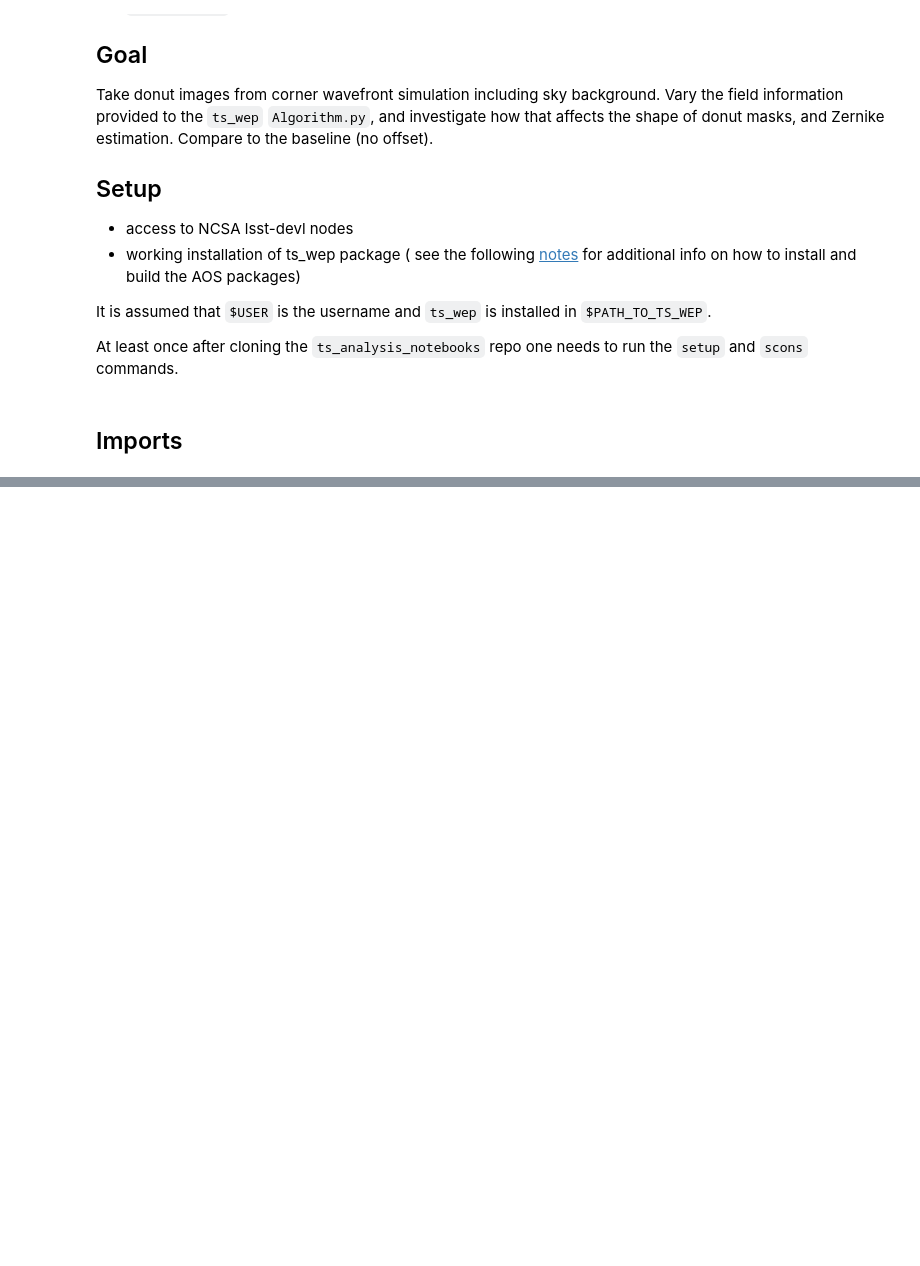
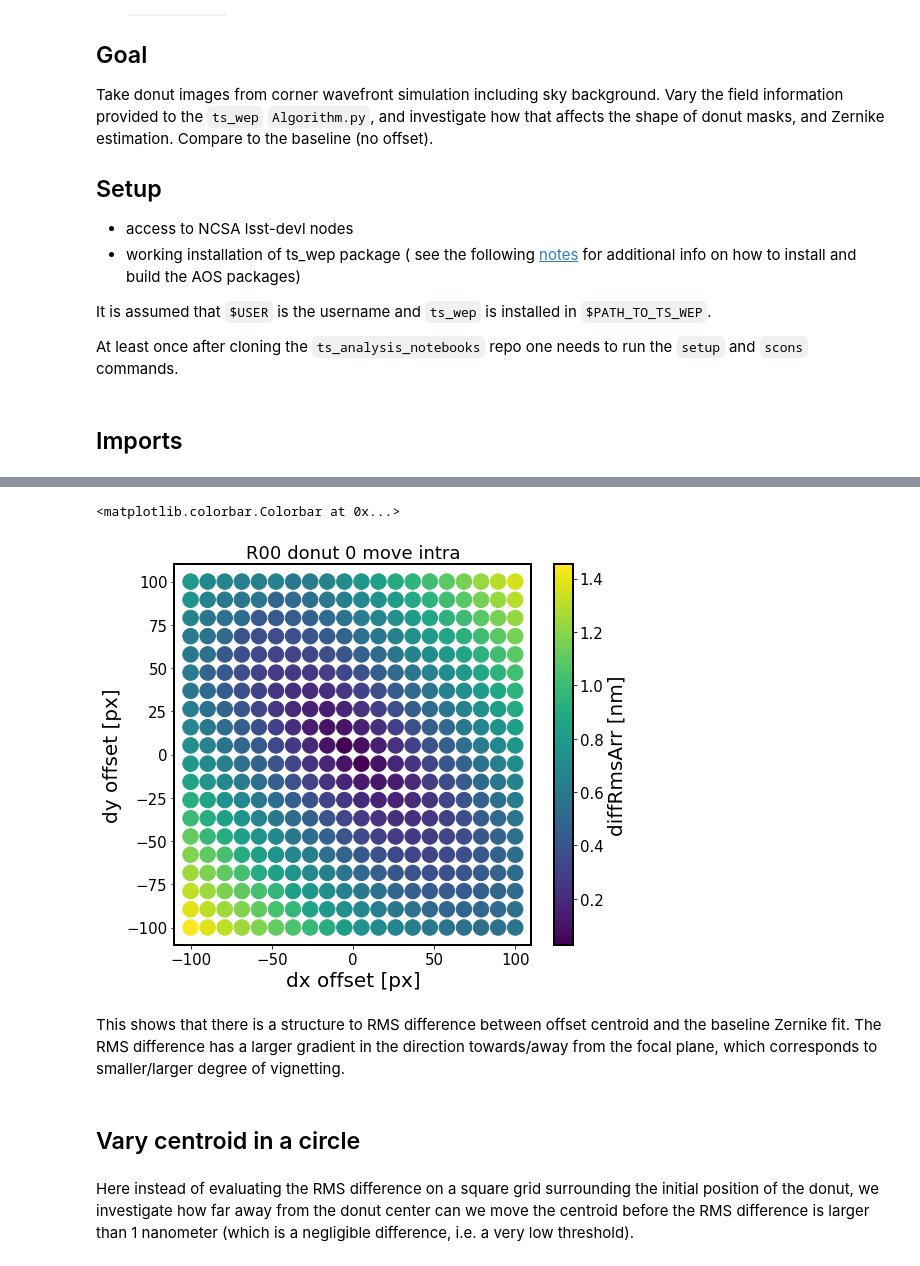
Before and after one commit to lsst-sitcom/sitcomtn-044, a Jupyter notebook: index.ipynb, the cells around one changed output, grey strips where cells are left out. Drawn from its saved outputs; the diff is of its cells as text; code cells hidden in the pictures; blank space fills up the shorter version.

```diff
--- a/index.ipynb
+++ b/index.ipynb
@@ -60,0 +427,40 @@ rcParams['axes.titlesize'] = 18
+# %%
+# read the data
+sensor = 'R00'
+defocal = 'intra'
+i=0
+fname = f'{sensor}_donut_{i}_{defocal}_offset_square_grid.npy'
+results = np.load(fname, allow_pickle=True).item()
+
+# convert to continuous arrays
+diffMaxArr = []
+diffRmsArr = []
+dxPxArr = []
+dyPxArr = []
+
+# convert the dx, dy in degrees to pixels
+for j in results.keys():
+    dxPxArr.append(results[j]['dxPx'])
+    dyPxArr.append(results[j]['dyPx'])
+    diffMaxArr.append(results[j]['diffMax'])
+    diffRmsArr.append(results[j]['diffRms'])
+
+
+
+fig,ax = plt.subplots(1,1,figsize=(8,7))
+#N = 100
+sc = ax.scatter(np.array(dxPxArr), np.array(dyPxArr), c=diffRmsArr, s=240)
+#ax.hexbin(dxPxArr,dyPxArr,C=diffRmsArr, )#bins=20)
+ax.set_xlabel('dx offset [px]')
+ax.set_ylabel('dy offset [px]')
+ax.set_title(f'{sensor} donut {i} move {defocal}')
+plt.colorbar(sc, label = 'diffRmsArr [nm]')
+# %% [output]
+<matplotlib.colorbar.Colorbar at 0x...>
+[figure, added]
+# %% [markdown]
+This shows that there is a structure to  RMS difference between offset centroid and the baseline Zernike fit. The RMS difference has a larger gradient in the direction towards/away from the focal plane, which corresponds to smaller/larger degree of vignetting.
+# %% [markdown]
+## Vary centroid in a circle
+# %% [markdown]
+Here instead of evaluating the RMS difference on a square grid surrounding the initial position of the donut, we investigate how far away from the donut center can we move the centroid before the RMS difference is larger than 1 nanometer (which is a negligible difference, i.e. a very low threshold).
```
Also changed, not shown: parts of 48 cells of this notebook.
